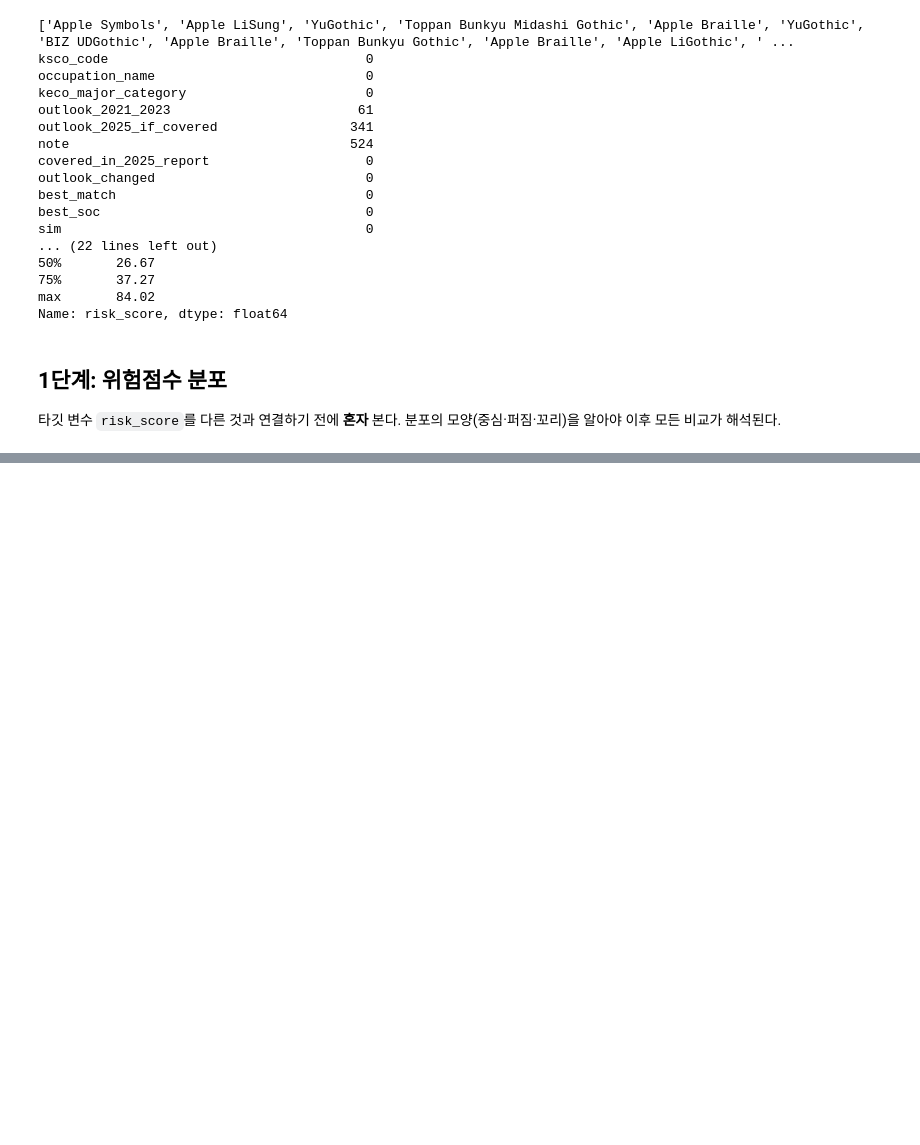
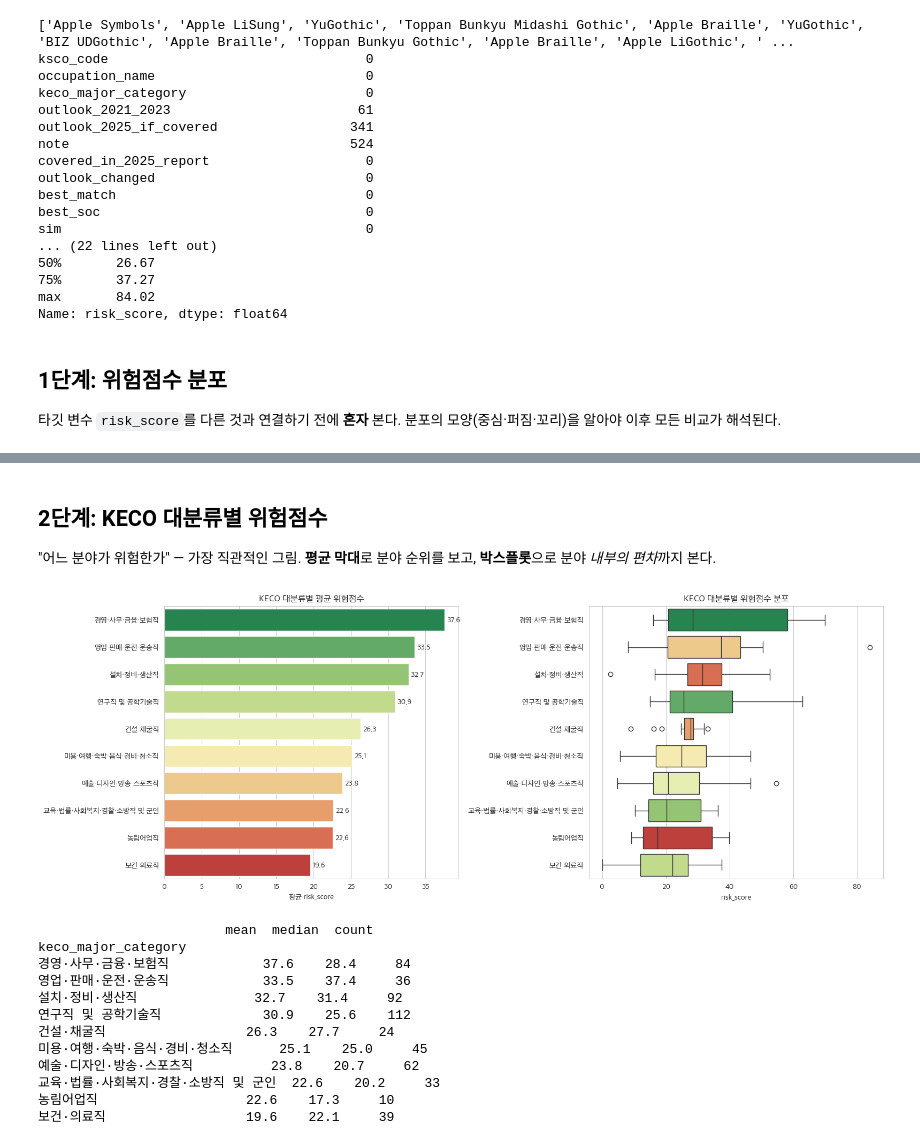
Before and after one commit to eunsoo716/data-analysis-portfolio, a Jupyter notebook: ai-outlook/ai_outlook.ipynb, the cells around one changed output, grey strips where cells are left out. Drawn from its saved outputs; the diff is of its cells as text; code cells hidden in the pictures; blank space fills up the shorter version.

```diff
--- a/ai-outlook/ai_outlook.ipynb
+++ b/ai-outlook/ai_outlook.ipynb
@@ -1441,3 +1458,58 @@ print(f"상위 10% 경계   : {df['risk_score'].quantile(0.90):.1f}")
 왜도(skewness): 0.78  (양수 = 오른쪽 꼬리)
 상위 25% 경계(Q3): 37.3
 상위 10% 경계   : 47.6
+# %% [markdown]
+## 2단계: KECO 대분류별 위험점수
+
+"어느 분야가 위험한가" — 가장 직관적인 그림.
+**평균 막대**로 분야 순위를 보고, **박스플롯**으로 분야 *내부의 편차*까지 본다.
+# %%
+# =============================================================================
+# EDA 2단계 — KECO 대분류별 위험점수 (평균 막대 + 박스플롯)
+# =============================================================================
+# 분야별 평균으로 정렬 순서 결정 (높은 위험 → 낮은 위험)
+order = (df.groupby('keco_major_category')['risk_score']
+           .mean().sort_values(ascending=False).index)
+
+fig, axes = plt.subplots(1, 2, figsize=(16, 6))
+
+# (좌) 분야별 평균 막대
+cat_mean = df.groupby('keco_major_category')['risk_score'].mean().loc[order]
+sns.barplot(x=cat_mean.values, y=cat_mean.index, ax=axes[0],
+            hue=cat_mean.index, palette='RdYlGn_r', legend=False)
+axes[0].set_title('KECO 대분류별 평균 위험점수')
+axes[0].set_xlabel('평균 risk_score')
+axes[0].set_ylabel('')
+for i, v in enumerate(cat_mean.values):          # 막대 끝에 값 표기
+    axes[0].text(v + 0.3, i, f'{v:.1f}', va='center')
+
+# (우) 분야별 박스플롯 (분야 내부 편차 확인)
+sns.boxplot(data=df, y='keco_major_category', x='risk_score',
+            order=order, ax=axes[1],
+            hue='keco_major_category', palette='RdYlGn_r', legend=False)
+axes[1].set_title('KECO 대분류별 위험점수 분포')
+axes[1].set_xlabel('risk_score')
+axes[1].set_ylabel('')
+
+plt.tight_layout()
+plt.show()
+
+# 표로도 정리 (평균 / 중앙값 / 직업수)
+summary = (df.groupby('keco_major_category')['risk_score']
+             .agg(['mean', 'median', 'count']).round(1)
+             .sort_values('mean', ascending=False))
+print(summary)
+# %% [output]
+[figure, added]
+                        mean  median  count
+keco_major_category
+경영·사무·금융·보험직            37.6    28.4     84
+영업·판매·운전·운송직            33.5    37.4     36
+설치·정비·생산직               32.7    31.4     92
+연구직 및 공학기술직             30.9    25.6    112
+건설·채굴직                  26.3    27.7     24
+미용·여행·숙박·음식·경비·청소직      25.1    25.0     45
+예술·디자인·방송·스포츠직          23.8    20.7     62
+교육·법률·사회복지·경찰·소방직 및 군인  22.6    20.2     33
+농림어업직                   22.6    17.3     10
+보건·의료직                  19.6    22.1     39
```
Also changed, not shown: parts of 5 cells of this notebook, 2 other files.
